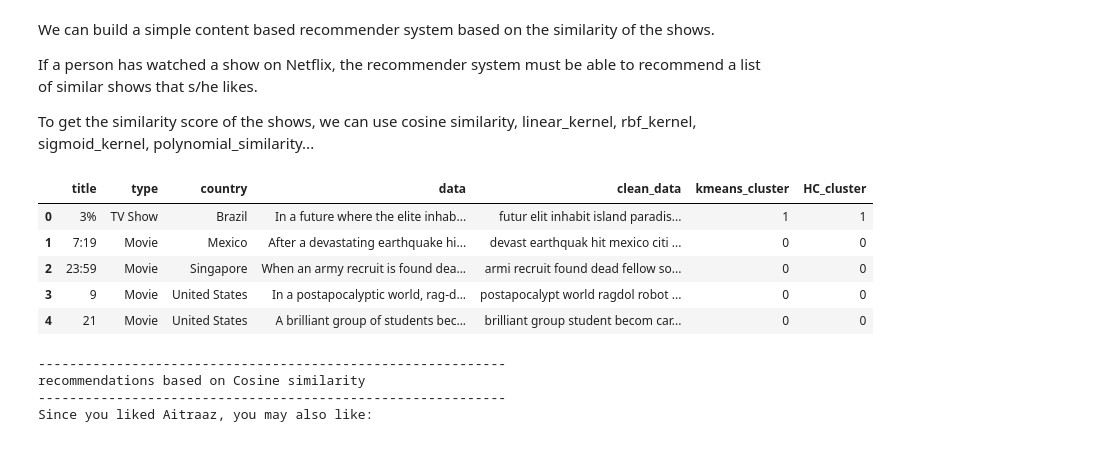
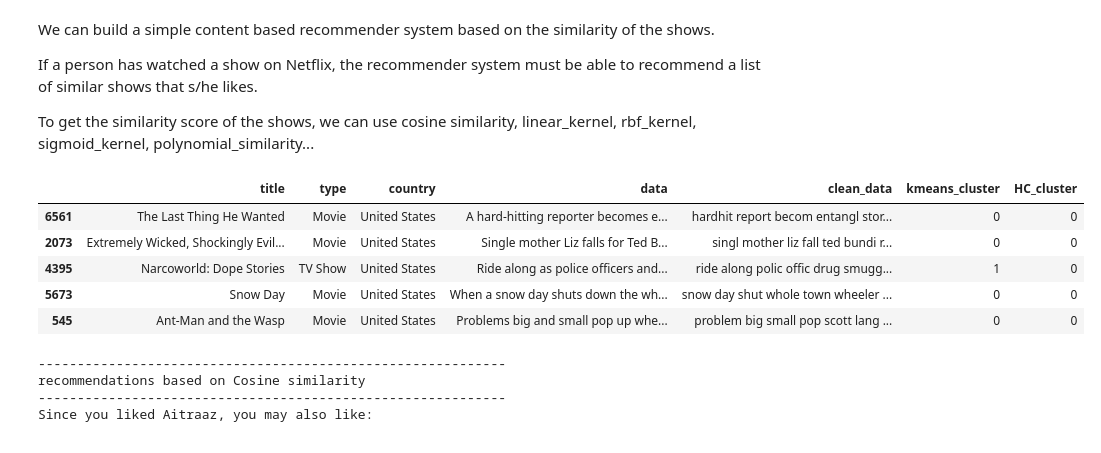
Before and after one commit to mohd-suhel/Netflix-Movies-and-Tv-Shows-clustering-and-Recommending-system, a Jupyter notebook: Netflix_Movies_and_Tv_Shows_Recommender.ipynb, the cells around one changed output. Cells and saved outputs as stored; diff of their text form; code cells hidden in the pictures.

```diff
--- a/Netflix_Movies_and_Tv_Shows_Recommender.ipynb
+++ b/Netflix_Movies_and_Tv_Shows_Recommender.ipynb
@@ -1277,12 +1274,12 @@ dtype: object
  ['TV-MA']
 # %%
 # remain nan value fiil by most frequent value
-data['director'].fillna('Raúl Campos, Jan Suter',inplace=True)
+data['director'].fillna(data['director'].mode()[0],inplace=True)
 
-data['cast'].fillna('David Attenborough',inplace=True)
+data['cast'].fillna(data['cast'].mode()[0],inplace=True)
 
-data['country'].fillna('United States',inplace=True)
+data['country'].fillna(data['country'].mode()[0],inplace=True)
 
-data['date_added'].fillna('January 1, 2020',inplace=True)
+data['date_added'].fillna(data['date_added'].mode()[0],inplace=True)
 
-data['rating'].fillna('TV-MA',inplace=True)
+data['rating'].fillna(data['rating'].mode()[0],inplace=True)
@@ -1828,19 +1861,19 @@ To get the similarity score of the shows, we can use cosine similarity, linear_k
 # %%
 recommend_df = dd.copy()
 
 # reseting index
 recommend_df.reset_index(inplace=True)
 
 # dropping index column
 recommend_df = recommend_df.drop(columns=['index'],axis=1)
-recommend_df.head()
+recommend_df.sample(5)
 # %% [output]
 |  | title | type | country | data | clean_data | kmeans_cluster | HC_cluster |
-| 0 | 3% | TV Show | Brazil | In a future where the elite inhab... | futur elit inhabit island paradis... | 1 | 1 |
-| 1 | 7:19 | Movie | Mexico | After a devastating earthquake hi... | devast earthquak hit mexico citi ... | 0 | 0 |
-| 2 | 23:59 | Movie | Singapore | When an army recruit is found dea... | armi recruit found dead fellow so... | 0 | 0 |
-| 3 | 9 | Movie | United States | In a postapocalyptic world, rag-d... | postapocalypt world ragdol robot ... | 0 | 0 |
-| 4 | 21 | Movie | United States | A brilliant group of students bec... | brilliant group student becom car... | 0 | 0 |
+| 6561 | The Last Thing He Wanted | Movie | United States | A hard-hitting reporter becomes e... | hardhit report becom entangl stor... | 0 | 0 |
+| 2073 | Extremely Wicked, Shockingly Evil... | Movie | United States | Single mother Liz falls for Ted B... | singl mother liz fall ted bundi r... | 0 | 0 |
+| 4395 | Narcoworld: Dope Stories | TV Show | United States | Ride along as police officers and... | ride along polic offic drug smugg... | 1 | 0 |
+| 5673 | Snow Day | Movie | United States | When a snow day shuts down the wh... | snow day shut whole town wheeler ... | 0 | 0 |
+| 545 | Ant-Man and the Wasp | Movie | United States | Problems big and small pop up whe... | problem big small pop scott lang ... | 0 | 0 |
 # %%
 def recommend(movie, sim, output_name):
     '''
```
Also changed, not shown: parts of 32 cells of this notebook.
